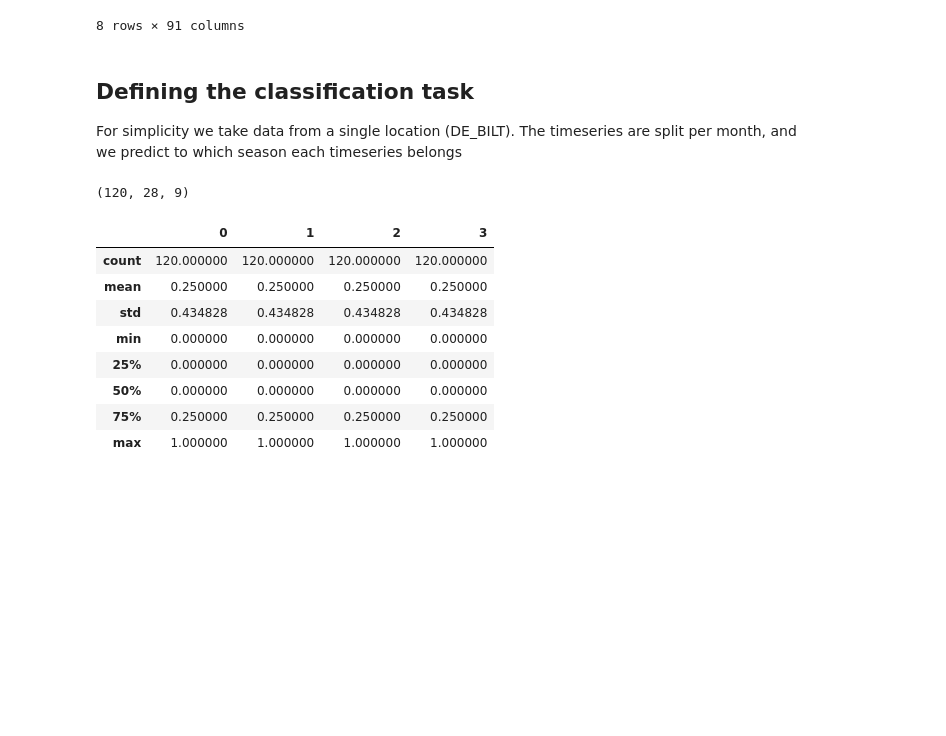
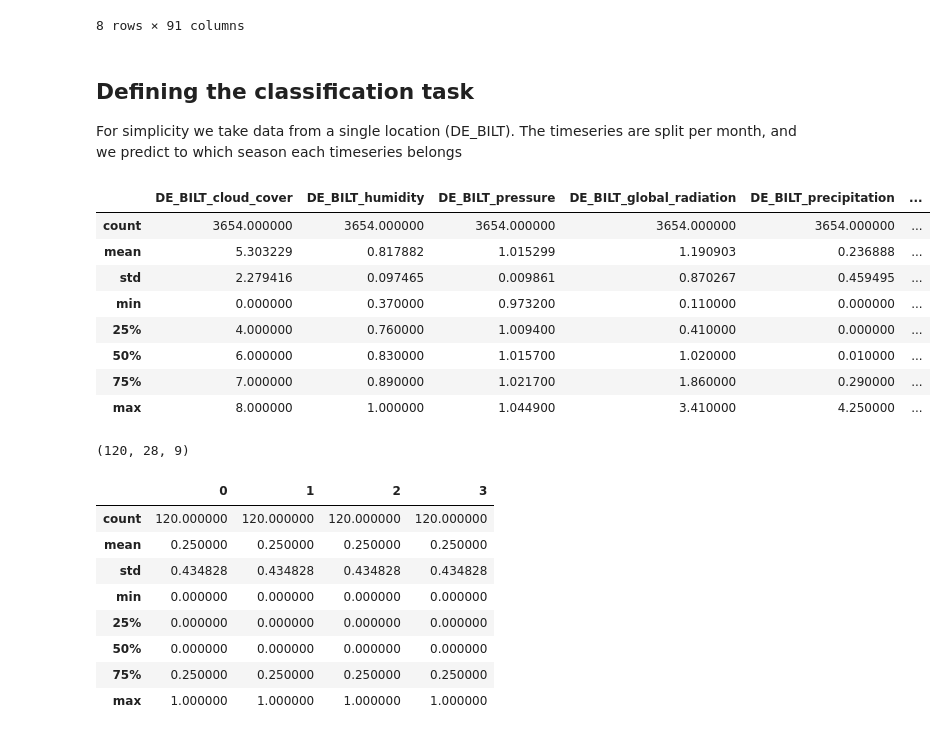
Before and after one commit to dianna-ai/dianna-exploration, a Jupyter notebook: example_data/model_generation/weather_prediction/generate_model.ipynb, the cells around one changed output. Saved outputs shown, nothing was run; the diff lists cells and outputs as text; code cells hidden in the pictures; blank space fills up the shorter version.

```diff
--- a/example_data/model_generation/weather_prediction/generate_model.ipynb
+++ b/example_data/model_generation/weather_prediction/generate_model.ipynb
@@ -41,7 +41,18 @@ For simplicity we take data from a single location (DE_BILT). The timeseries are
 # %%
 # select only data from De Bilt
 columns = [col for col in data.columns if col.startswith('DE_BILT')]
 data_debilt = data[columns]
+data_debilt.describe()
+# %% [output]
+|  | DE_BILT_cloud_cover | DE_BILT_humidity | DE_BILT_pressure | DE_BILT_global_radiation | DE_BILT_precipitation | ... |
+| count | 3654.000000 | 3654.000000 | 3654.000000 | 3654.000000 | 3654.000000 | ... |
+| mean | 5.303229 | 0.817882 | 1.015299 | 1.190903 | 0.236888 | ... |
+| std | 2.279416 | 0.097465 | 0.009861 | 0.870267 | 0.459495 | ... |
+| min | 0.000000 | 0.370000 | 0.973200 | 0.110000 | 0.000000 | ... |
+| 25% | 4.000000 | 0.760000 | 1.009400 | 0.410000 | 0.000000 | ... |
+| 50% | 6.000000 | 0.830000 | 1.015700 | 1.020000 | 0.010000 | ... |
+| 75% | 7.000000 | 0.890000 | 1.021700 | 1.860000 | 0.290000 | ... |
+| max | 8.000000 | 1.000000 | 1.044900 | 3.410000 | 4.250000 | ... |
 # %%
 # find where the month changes
 idx = np.where(np.diff(data['MONTH']) != 0)[0]
```
Also changed, not shown: parts of 7 cells of this notebook.
